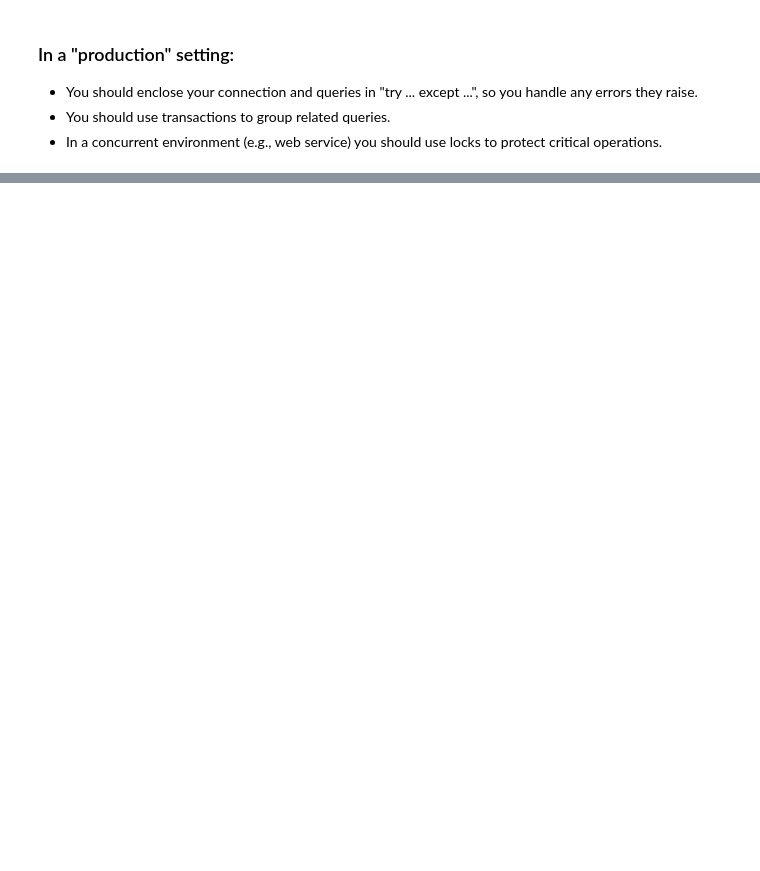
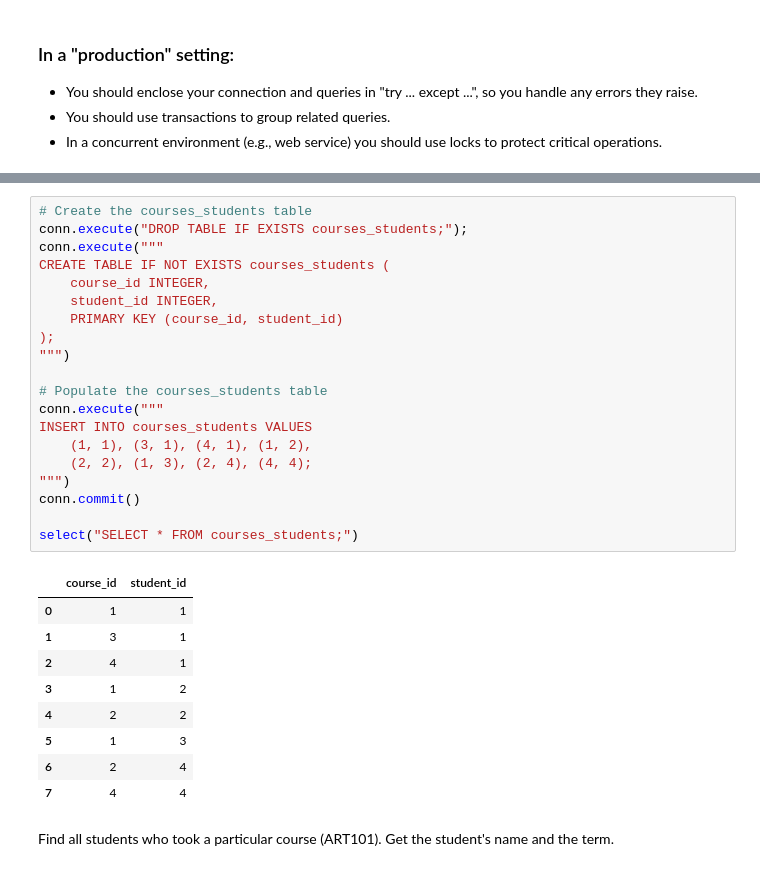
Before and after one commit to Kabilan108/drexel-coursework, a Jupyter notebook: bmes550/3_db/db.ipynb, the cells around one changed output, grey strips where cells are left out. Drawn from its saved outputs; the diff is of its cells as text; blank space fills up the shorter version.

```diff
--- a/bmes550/3_db/db.ipynb
+++ b/bmes550/3_db/db.ipynb
@@ -410,0 +432,33 @@ items=['apple','3','red'];
+# %%
+# Create the courses_students table
+conn.execute("DROP TABLE IF EXISTS courses_students;");
+conn.execute("""
+CREATE TABLE IF NOT EXISTS courses_students (
+    course_id INTEGER,
+    student_id INTEGER,
+    PRIMARY KEY (course_id, student_id)
+);
+""")
+
+# Populate the courses_students table
+conn.execute("""
+INSERT INTO courses_students VALUES
+    (1, 1), (3, 1), (4, 1), (1, 2),
+    (2, 2), (1, 3), (2, 4), (4, 4);
+""")
+conn.commit()
+
+select("SELECT * FROM courses_students;")
+# %% [output]
+|  | course_id | student_id |
+| 0 | 1 | 1 |
+| 1 | 3 | 1 |
+| 2 | 4 | 1 |
+| 3 | 1 | 2 |
+| 4 | 2 | 2 |
+| 5 | 1 | 3 |
+| 6 | 2 | 4 |
+| 7 | 4 | 4 |
+# %% [markdown]
+Find all students who took a particular course (ART101). Get the student's name
+and the term.
```
Also changed, not shown: parts of 77 cells of this notebook.
